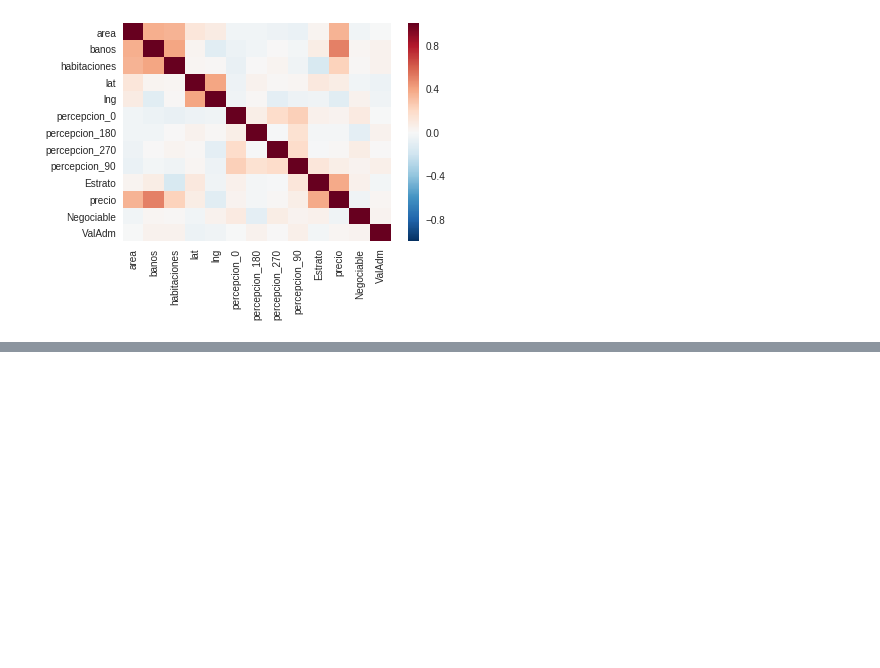
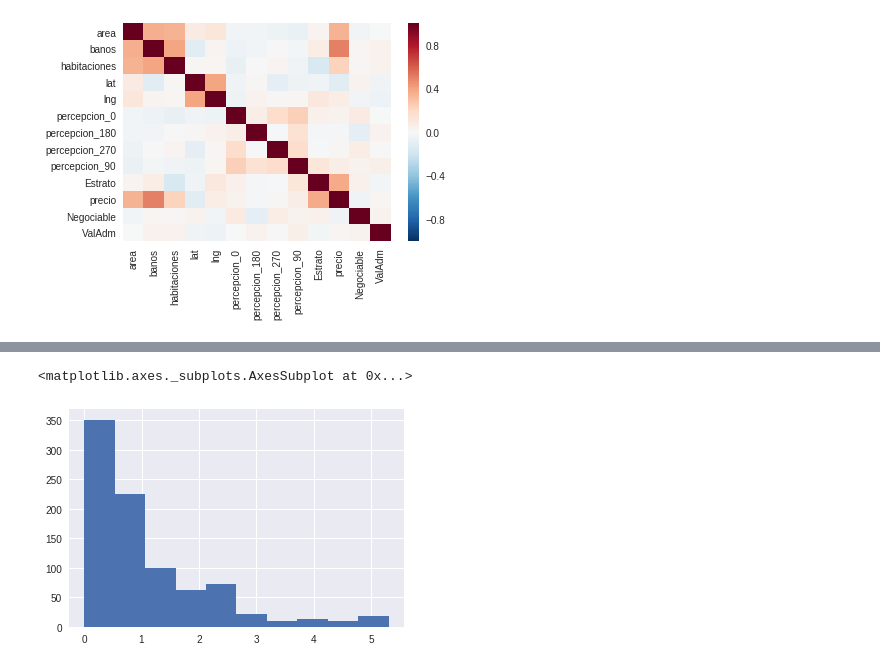
Before and after one commit to obabilonia/funciones_general, a Jupyter notebook: filename_rf2.ipynb, the cells around one changed output, grey strips where cells are left out. Cells and saved outputs as stored; diff of their text form; code cells hidden in the pictures; blank space fills up the shorter version.

```diff
--- a/filename_rf2.ipynb
+++ b/filename_rf2.ipynb
@@ -130,5 +130,5 @@ Get Distances - Interes Points
 #df["lat"] = df["lat"].astype(float)
 # %%
 
-df["lng"] = df["mapa"].map(lambda x: eval(eval(x)[0]))
-df["lat"] = df["mapa"].map(lambda x: eval(eval(x)[1]))
+df["lat"] = df["mapa"].map(lambda x: eval(eval(x)[0]))
+df["lng"] = df["mapa"].map(lambda x: eval(eval(x)[1]))
@@ -246,7 +255,8 @@ print(df.columns.tolist())
 ['area', 'banos', 'desc_main', 'desc_sec', 'desc_texto', 'desc_title', 'desc_ubica', 'desc_vend', 'descripcion', 'habitaciones', 'imagens', 'lat', 'link', 'lng', 'mapa', 'percepcion_0', 'percepcion_18 ...
 # %%
 df_0 = df
-df["description"] = df_0['desc_main'] + df_0['desc_sec'] + df_0['desc_texto'] + df_0['desc_title'] + df_0['desc_ubica'] + df_0['desc_vend']
+#df["description"] = df_0['desc_main'] + df_0['desc_sec'] + df_0['desc_texto'] + df_0['desc_title'] + df_0['desc_ubica'] + df_0['desc_vend']
+#df = df[['area', 'banos', 'habitaciones', 'lat', 'lng', 'Estrato', 'precio', 'Negociable', 'ValAdm']]
 df = df[['area', 'banos', 'habitaciones', 'lat', 'lng', 'percepcion_0', 'percepcion_180', 'percepcion_270', 'percepcion_90', 'Estrato', 'precio', 'Negociable', 'ValAdm']]
 # %%
 df = df[df["precio"] >0.8e8]
@@ -304,0 +583,7 @@ y = df[[V_objetivo]]
+# %%
+from sklearn import preprocessing
+df["min"] = df[Dic.keys()].min(axis=1)
+df["min"].hist()
+# %% [output]
+<matplotlib.axes._subplots.AxesSubplot at 0x...>
+[figure, added]
```
Also changed, not shown: parts of 43 cells of this notebook.
